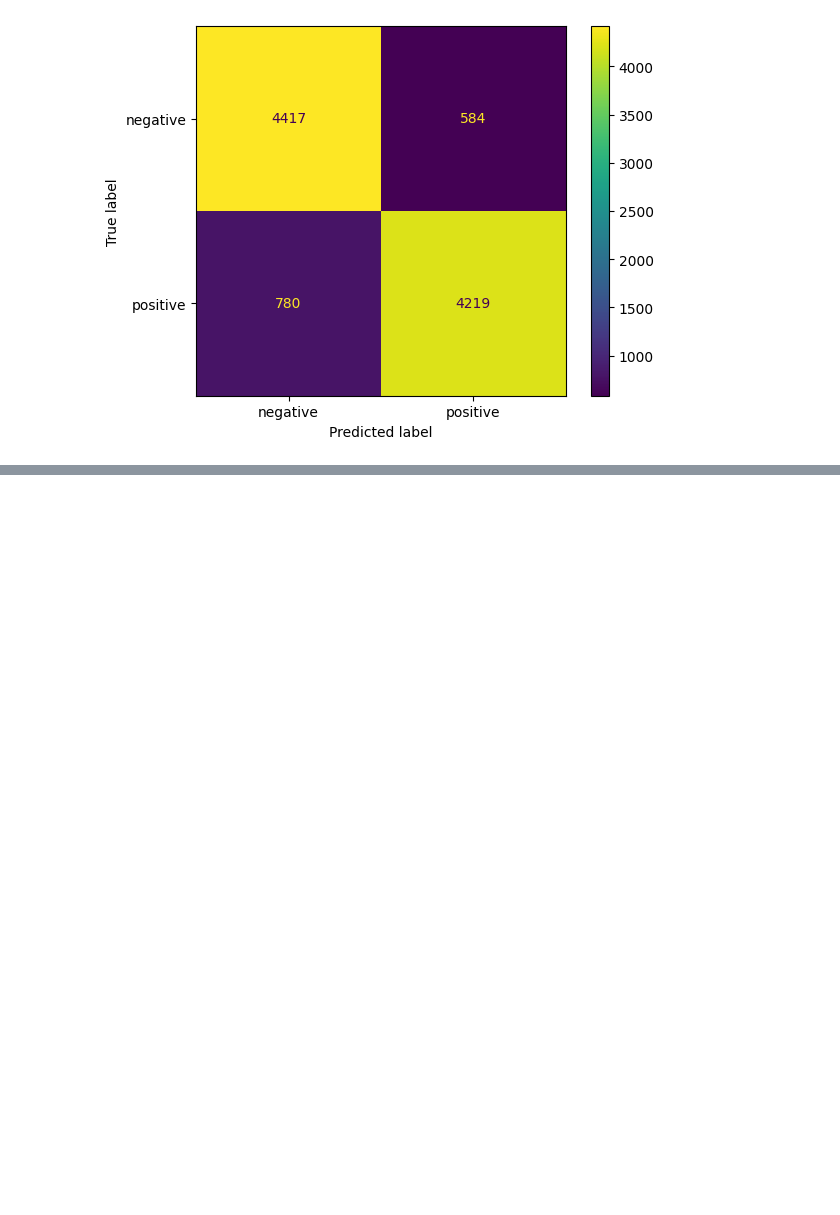
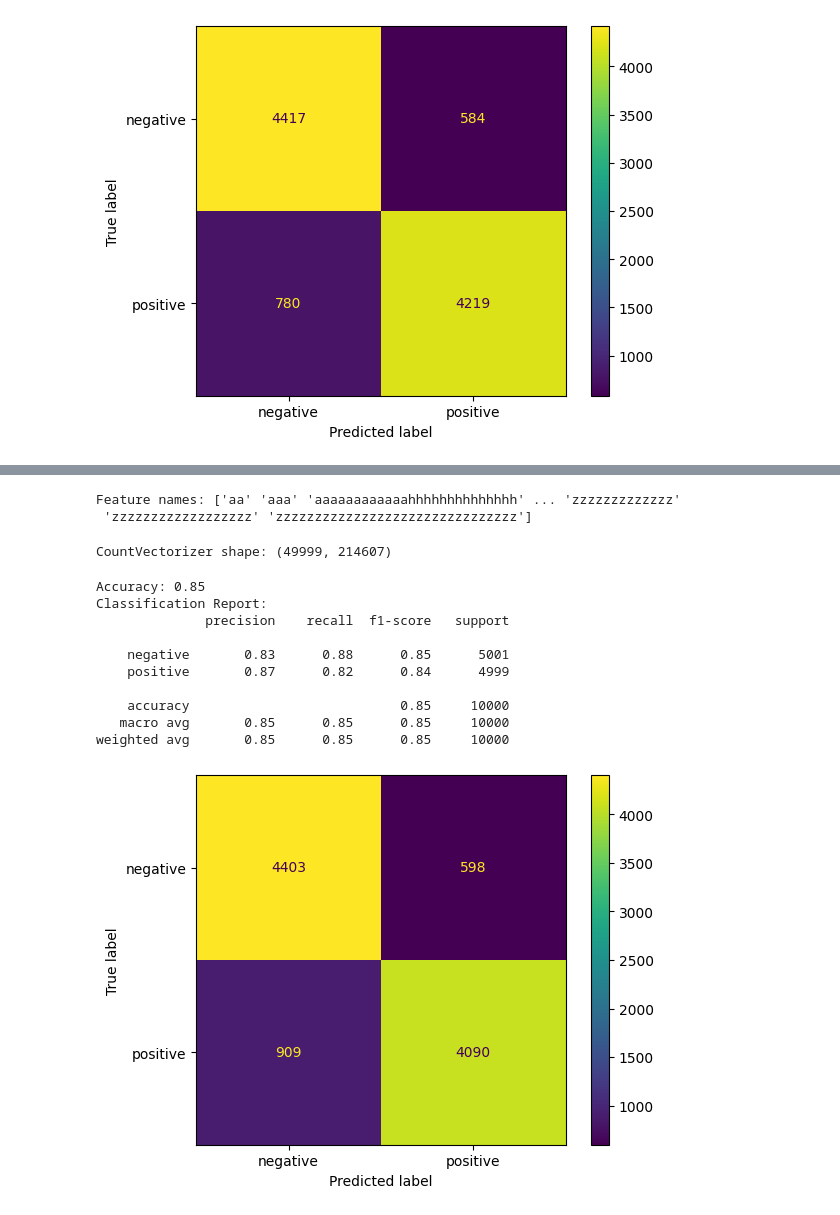
Before and after one commit to SeanRourke/C00251168-DataScience, a Jupyter notebook: Movie Reviews Bayesian Classifier/bayesianClassifierMovieReviews.ipynb, the cells around one changed output, grey strips where cells are left out. Drawn from its saved outputs; the diff is of its cells as text; code cells hidden in the pictures; blank space fills up the shorter version.

Commit message:
added versions using preprocessed text

```diff
--- a/Movie Reviews Bayesian Classifier/bayesianClassifierMovieReviews.ipynb
+++ b/Movie Reviews Bayesian Classifier/bayesianClassifierMovieReviews.ipynb
@@ -192,0 +221,64 @@ weighted avg       0.86      0.86      0.86     10000
+# %%
+# Use count vectoriser and process the text before conversion
+
+from sklearn.feature_extraction.text import CountVectorizer
+
+# Initialize the CountVectoriser
+vectorizer = CountVectorizer()
+
+df['cleaned_review'] = df['review'].apply(process_text)
+
+# Fit and transform the text data
+X_counts2 = vectorizer.fit_transform(df['cleaned_review'])
+
+# Display the feature names (vocabulary)
+print("Feature names:", vectorizer.get_feature_names_out())
+# %% [output]
+Feature names: ['aa' 'aaa' 'aaaaaaaaaaaahhhhhhhhhhhhhh' ... 'zzzzzzzzzzzzz'
+ 'zzzzzzzzzzzzzzzzzz' 'zzzzzzzzzzzzzzzzzzzzzzzzzzzzzzz']
+# %%
+# Display the shape of the vectoriser (x, y)
+# The x value is the number of rows of data
+# The y value is the number of unique words found in the dataset
+# more unique words found using the cleaned review
+
+print("CountVectorizer shape:", X_counts2.shape)
+# %% [output]
+CountVectorizer shape: (49999, 214607)
+# %%
+# Split the data into training and test data, 20% test data, 80% training data
+X_train, X_test, y_train, y_test = train_test_split(X_counts2, df['sentiment'], test_size=0.2, random_state=42)
+# %%
+# Initialize the Naive Bayes classifier
+model = MultinomialNB()
+
+# Fit the model to the training data
+model.fit(X_train, y_train);
+# %%
+# Predict the sentiment for the test set
+y_pred = model.predict(X_test)
+# %%
+# Calculate accuracy
+accuracy = accuracy_score(y_test, y_pred)
+print(f'Accuracy: {accuracy:.2}')
+
+# Generate a classification report
+print("Classification Report:")
+print(classification_report(y_test, y_pred))
+
+# Display confusion matrix of results
+cm = confusion_matrix(y_test, y_pred)
+display = ConfusionMatrixDisplay(confusion_matrix=cm, display_labels=model.classes_)
+display.plot(cmap='viridis');
+# %% [output]
+Accuracy: 0.85
+Classification Report:
+              precision    recall  f1-score   support
+
+    negative       0.83      0.88      0.85      5001
+    positive       0.87      0.82      0.84      4999
+
+    accuracy                           0.85     10000
+   macro avg       0.85      0.85      0.85     10000
+weighted avg       0.85      0.85      0.85     10000
+[figure, added]
```
Also changed, not shown: parts of 14 cells of this notebook.
